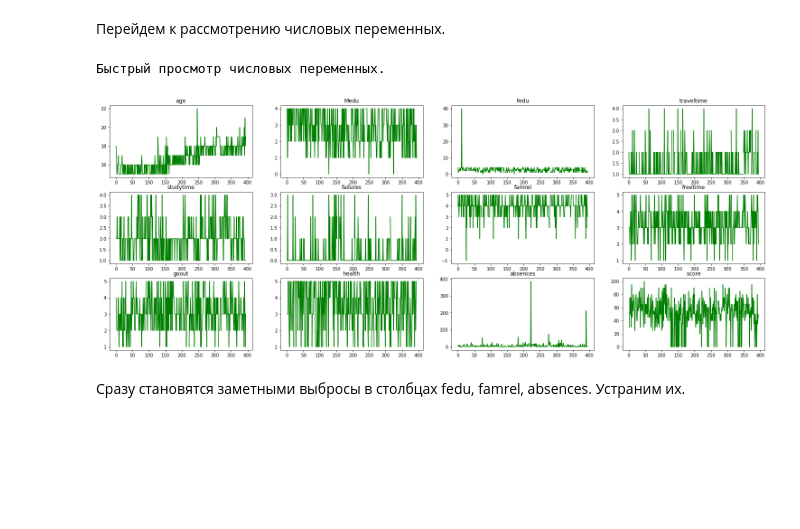
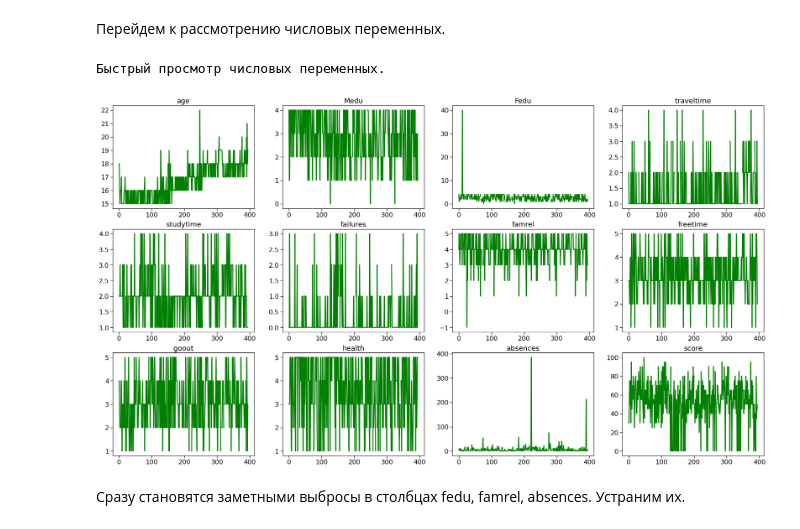
Before and after one commit to tankudo/skillfactory_rds, a Jupyter notebook: module_2/Academic performance in mathematics, EDA.ipynb, the cells around one changed output. Cells and saved outputs as stored; diff of their text form; code cells hidden in the pictures; blank space fills up the shorter version.

```diff
--- a/module_2/Academic performance in mathematics, EDA.ipynb
+++ b/module_2/Academic performance in mathematics, EDA.ipynb
@@ -52,7 +52,7 @@ import matplotlib.pyplot as plt
 import seaborn as sns
 from itertools import combinations
 from scipy.stats import ttest_ind
-
+sns.set_context("notebook", font_scale=1.5, rc={"lines.linewidth": 2.5})
 pd.set_option('display.max_rows', 50)  # показывать больше строк
 pd.set_option('display.max_columns', 50)  # показывать больше колонок
 
@@ -366,3 +389,0 @@ memory usage: 3.2+ KB
-# %%
-stud.loc[(stud.traveltime == 1) & (stud.reason == 'None'), 'reason'] = "home"
-pd.DataFrame(stud.reason.value_counts())
@@ -659,14 +661,14 @@ Text(0.5, 1.0, 'Romantic relations for age groups')
 # %%
 numbers = stud.select_dtypes(include=[float, int])
 print('Быстрый просмотр числовых переменных.')
-plt.figure(figsize=(26, 24))
+plt.figure(figsize=(30, 40))
 for i, col in enumerate(list(numbers)[:]):
     plt.subplot(7, 4, i + 1)
     plt.plot(stud[col], color='green')
     plt.title(col)
 # %% [output]
 Быстрый просмотр числовых переменных.
-[figure, old version]
+[figure, new version]
 # %% [markdown]
 Сразу становятся заметными выбросы в столбцах fedu, famrel, absences. Устраним их.
 # %% [markdown]
```
Also changed, not shown: parts of 50 cells of this notebook.
